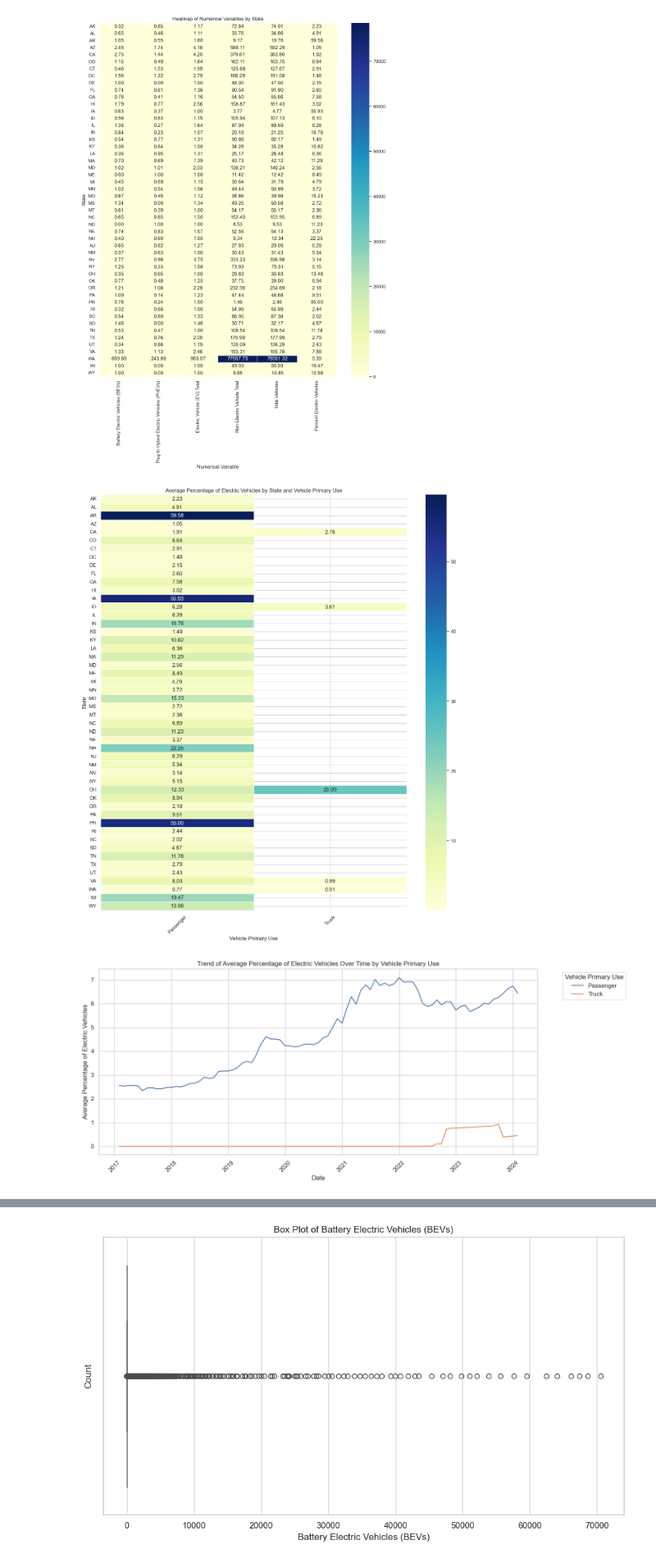
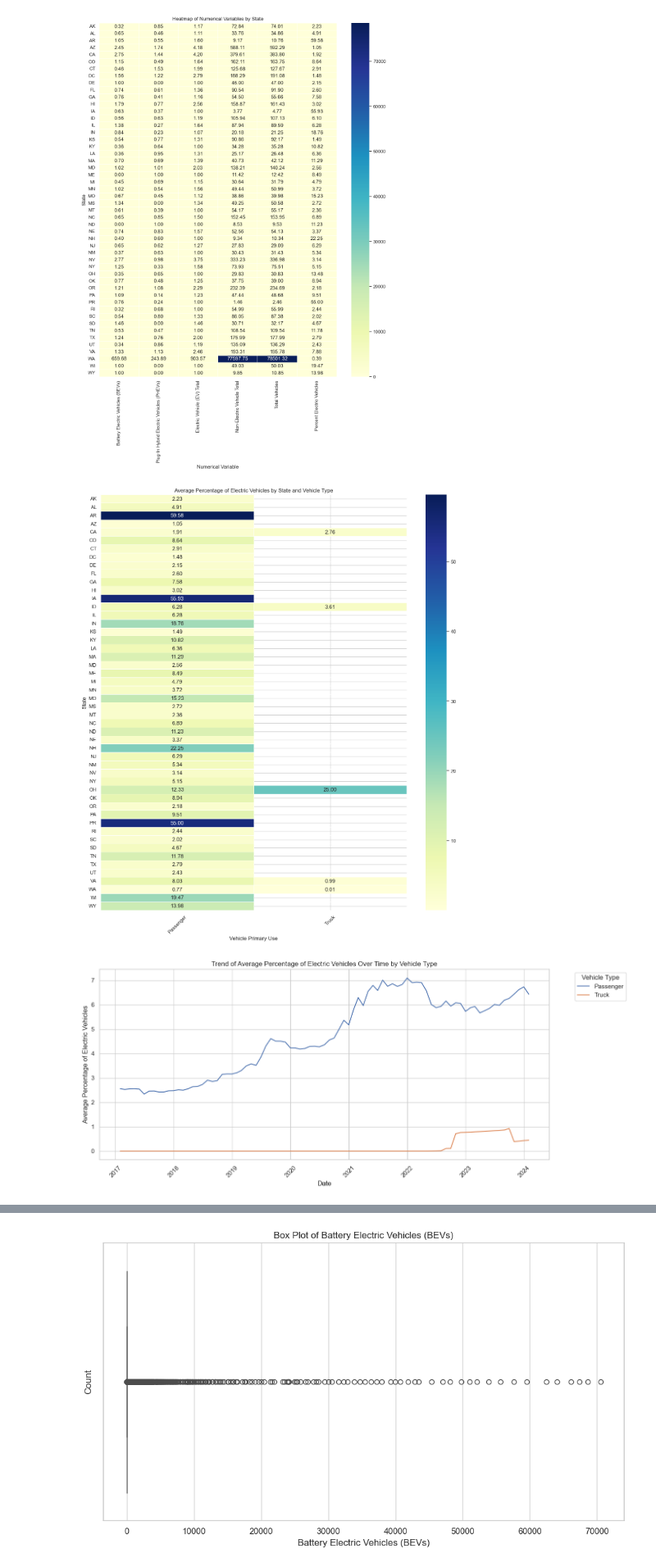
Before and after one commit to Ramsha-amir26/DAP-TABA, a Jupyter notebook: EVPopulation.ipynb, the cells around one changed output, grey strips where cells are left out. Shown at 82% size. Drawn from its saved outputs; the diff is of its cells as text; code cells hidden in the pictures.

```diff
--- a/EVPopulation.ipynb
+++ b/EVPopulation.ipynb
@@ -292,30 +324,30 @@ heatmap_matrix = heatmap_data.pivot(index='State', columns='Vehicle Primary Use'
 plt.figure(figsize=(plt.rcParams["figure.figsize"][0] * 2, plt.rcParams["figure.figsize"][1] * 3))
 
 sns.heatmap(heatmap_matrix, annot=True, cmap='YlGnBu', fmt=".2f", linewidths=.5)
-plt.title('Average Percentage of Electric Vehicles by State and Vehicle Primary Use')
+plt.title('Average Percentage of Electric Vehicles by State and Vehicle Type')
 plt.xlabel('Vehicle Primary Use')
 plt.ylabel('State')
 plt.xticks(rotation=45)
 plt.tight_layout()
 plt.show()
 # %% [output]
-[figure, old version]
+[figure, new version]
 # %%
 df['Date'] = pd.to_datetime(df['Date'])
 
 lineplot_data = df.groupby(['Date', 'Vehicle Primary Use'])['Percent Electric Vehicles'].mean().reset_index()
 
 plt.figure(figsize=(12, 6))
 sns.lineplot(x='Date', y='Percent Electric Vehicles', hue='Vehicle Primary Use', data=lineplot_data)
-plt.title('Trend of Average Percentage of Electric Vehicles Over Time by Vehicle Primary Use')
+plt.title('Trend of Average Percentage of Electric Vehicles Over Time by Vehicle Type')
 plt.xlabel('Date')
 plt.ylabel('Average Percentage of Electric Vehicles')
 plt.xticks(rotation=45)
 plt.tight_layout()
-plt.legend(title='Vehicle Primary Use', bbox_to_anchor=(1.05, 1), loc='upper left')
+plt.legend(title='Vehicle Type', bbox_to_anchor=(1.05, 1), loc='upper left')
 plt.show()
 # %% [output]
-[figure, old version]
+[figure, new version]
 # %%
 g = sns.FacetGrid(df, row='State', height=4, aspect=3)
 
```
Also changed, not shown: parts of 7 cells of this notebook.
